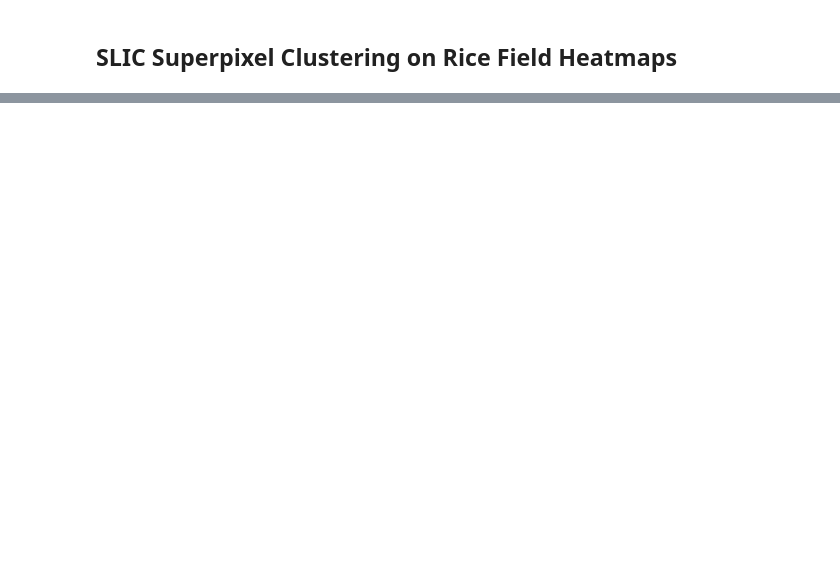
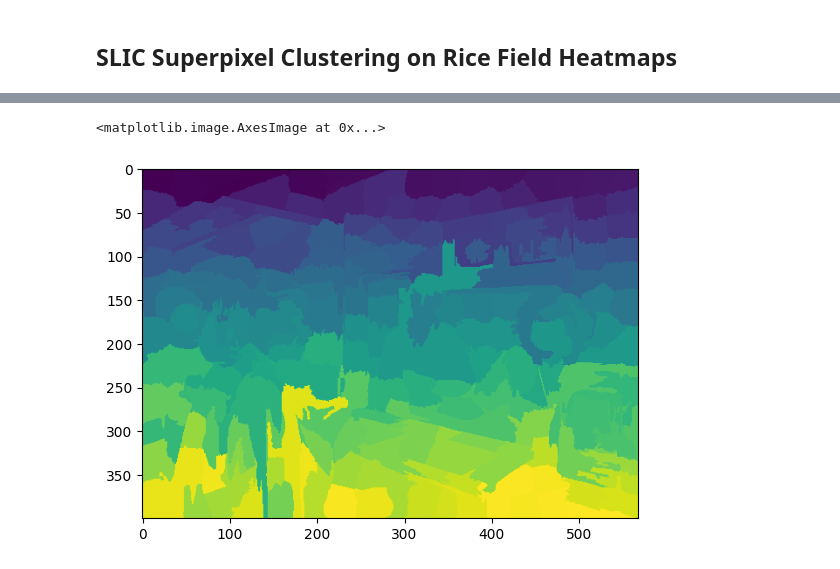
Before and after one commit to astonishedrobo/Unsup, a Jupyter notebook: data_utils/Clustering.ipynb, the cells around one changed output, grey strips where cells are left out. Cells and saved outputs as stored; diff of their text form; code cells hidden in the pictures; blank space fills up the shorter version.

```diff
--- a/data_utils/Clustering.ipynb
+++ b/data_utils/Clustering.ipynb
@@ -155,0 +239,2 @@ for input_image in input_images:
+# %%
+new_segmentation_arr = four_extreme_merge(segmentation_array, lab_image)
@@ -155,0 +249,5 @@ for input_image in input_images:
+# %%
+plt.imshow(new_segmentation_arr)
+# %% [output]
+<matplotlib.image.AxesImage at 0x...>
+[figure, added]
```
Also changed, not shown: parts of 34 cells of this notebook, 7 other files.
